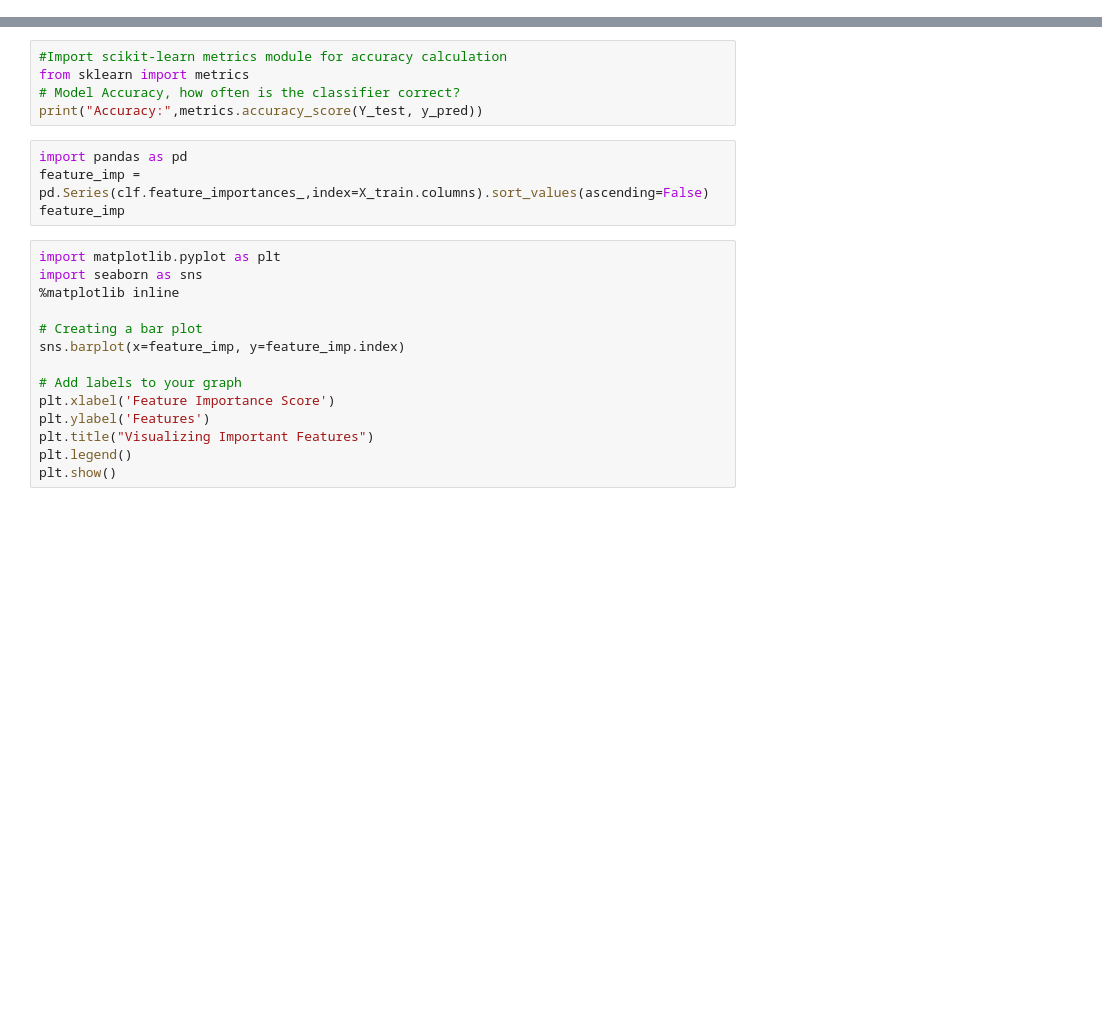
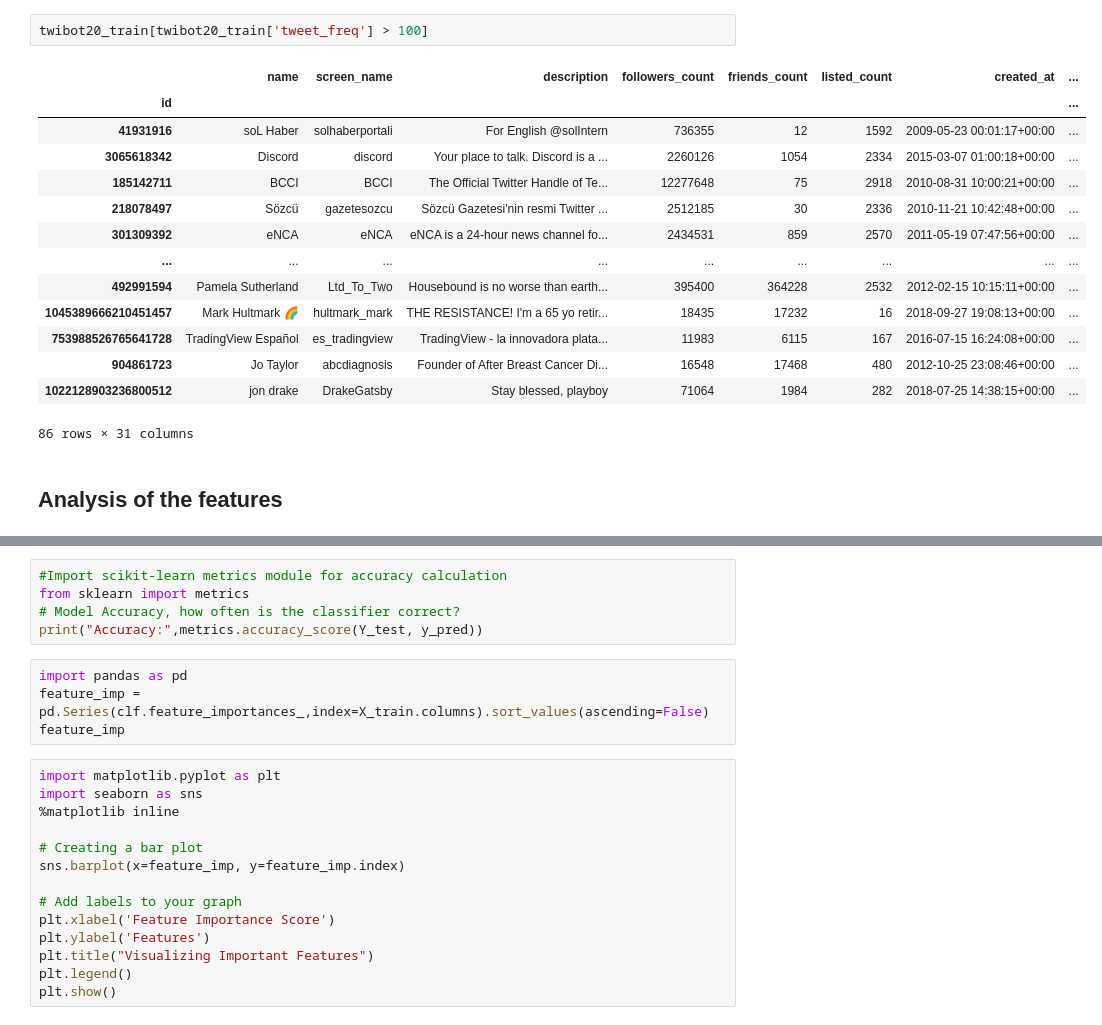
Before and after one commit to Obyka/PI_Bots_President, a Jupyter notebook: PI_model_TwiBot.ipynb, the cells around one changed output, grey strips where cells are left out. Saved outputs shown, nothing was run; the diff lists cells and outputs as text; blank space fills up the shorter version.

```diff
--- a/PI_model_TwiBot.ipynb
+++ b/PI_model_TwiBot.ipynb
@@ -13,0 +186,19 @@ ValueError: Expected object or value
+# %%
+twibot20_train[twibot20_train['tweet_freq'] > 100]
+# %% [output]
+|  | name | screen_name | description | followers_count | friends_count | listed_count | created_at | ... |
+| id |  |  |  |  |  |  |  | ... |
+| 41931916 | soL Haber | solhaberportali | For English @solIntern | 736355 | 12 | 1592 | 2009-05-23 00:01:17+00:00 | ... |
+| 3065618342 | Discord | discord | Your place to talk. Discord is a ... | 2260126 | 1054 | 2334 | 2015-03-07 01:00:18+00:00 | ... |
+| 185142711 | BCCI | BCCI | The Official Twitter Handle of Te... | 12277648 | 75 | 2918 | 2010-08-31 10:00:21+00:00 | ... |
+| 218078497 | Sözcü | gazetesozcu | Sözcü Gazetesi'nin resmi Twitter ... | 2512185 | 30 | 2336 | 2010-11-21 10:42:48+00:00 | ... |
+| 301309392 | eNCA | eNCA | eNCA is a 24-hour news channel fo... | 2434531 | 859 | 2570 | 2011-05-19 07:47:56+00:00 | ... |
+| ... | ... | ... | ... | ... | ... | ... | ... | ... |
+| 492991594 | Pamela Sutherland | Ltd_To_Two | Housebound is no worse than earth... | 395400 | 364228 | 2532 | 2012-02-15 10:15:11+00:00 | ... |
+| 1045389666210451457 | Mark Hultmark 🌈 | hultmark_mark | THE RESISTANCE! I'm a 65 yo retir... | 18435 | 17232 | 16 | 2018-09-27 19:08:13+00:00 | ... |
+| 753988526765641728 | TradingView Español | es_tradingview | TradingView - la innovadora plata... | 11983 | 6115 | 167 | 2016-07-15 16:24:08+00:00 | ... |
+| 904861723 | Jo Taylor | abcdiagnosis | Founder of After Breast Cancer Di... | 16548 | 17468 | 480 | 2012-10-25 23:08:46+00:00 | ... |
+| 1022128903236800512 | jon drake | DrakeGatsby | Stay blessed, playboy | 71064 | 1984 | 282 | 2018-07-25 14:38:15+00:00 | ... |
+86 rows × 31 columns
+# %% [markdown]
+## Analysis of the features
```
Also changed, not shown: parts of 90 cells of this notebook, 1 other file.
